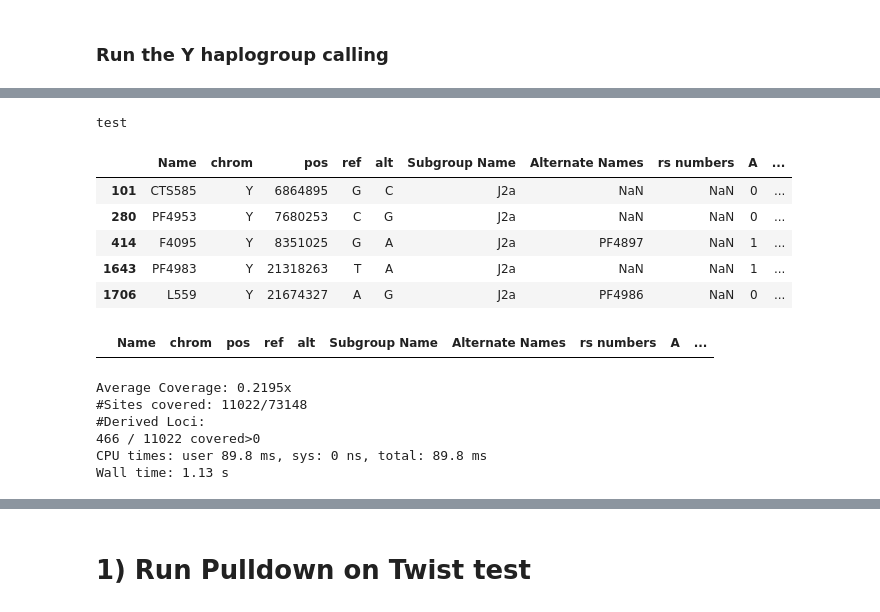
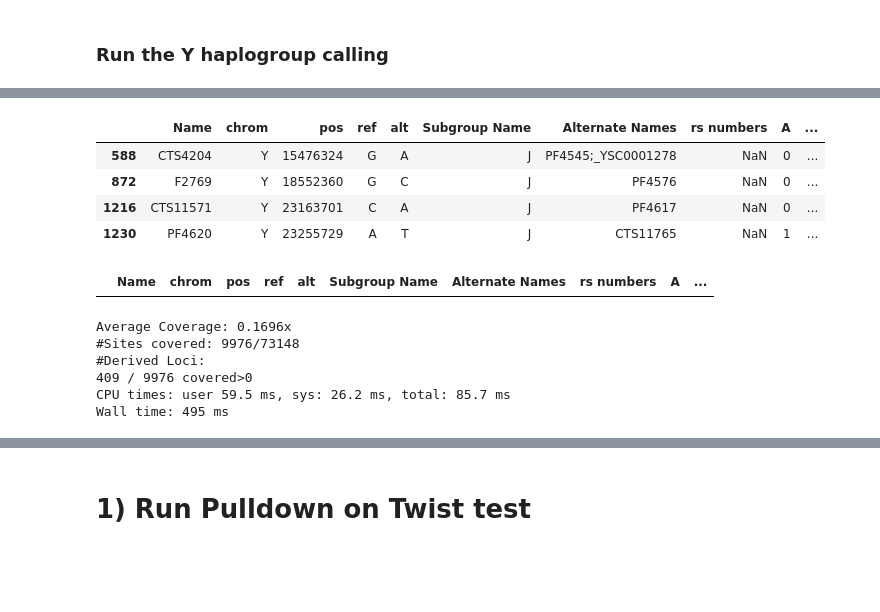
Before and after one commit to hringbauer/y_chrom, a Jupyter notebook: notebooks/run_pulldown_leipzig_bamtable.ipynb, the cells around one changed output, grey strips where cells are left out. Drawn from its saved outputs; the diff is of its cells as text; code cells hidden in the pictures; blank space fills up the shorter version.

```diff
--- a/notebooks/run_pulldown_leipzig_bamtable.ipynb
+++ b/notebooks/run_pulldown_leipzig_bamtable.ipynb
@@ -138,19 +137,22 @@ def ref_alt_count(df_ch, bases=["A", "C", "G", "T"]):
 
 def pulldown_bamtable(path_bam = "", o_file = "",
                       bamtable = "/home/pruefer/bin/BamTable",
+                      snip5=0, snip3=0,
                       path_bed = "/mnt/archgen/users/hringbauer/git/y_chrom/data/isogg_snps.bed"):
     """Pulldown a BAM at path_bam to o_file using bamtable and the bed a path_bed."""
-    !$bamtable -F -A -f $path_bed $path_bam > $o_file
+    !$bamtable -F -A --snip5=$snip5 --snip3=$snip3 -f $path_bed $path_bam > $o_file
 
 
 def call_y_bam(path_bam="", df=[],
                path_bed = "/mnt/archgen/users/hringbauer/git/y_chrom/data/isogg_snps.bed",
-               path_temp="/mnt/archgen/users/hringbauer/git/y_chrom/temp/temp.tsv"):
+               path_temp="/mnt/archgen/users/hringbauer/git/y_chrom/temp/temp.tsv",
+               snip5=0, snip3=0):
     """Creates the Call Table from a .bam file"""
 
     ### Create the Pulldown
     pulldown_bamtable(path_bam = path_bam,
                       path_bed = path_bed,
+                      snip5=snip5, snip3=snip3,
                       o_file = path_temp)
 
     df1 = pd.read_csv(path_temp, sep="\t", header=None)
@@ -190,6 +192,23 @@ def mismatch_path(s, df):
     idx = dft["ref#"]>=dft["alt#"]
     print(f"Mismatches: {np.sum(idx)} / {len(idx)}")
     return dft
+
+###########################
+### Functions for browsing Haplogroups
+
+def find_supgroups_der(df, subgroup="", col="Subgroup Name"):
+    """Output all real subgroups (but not the orginal one)."""
+    dft=df[df[col].str.contains(subgroup)]
+    dft2=dft[dft[col]!=subgroup]
+    return dft2
+
+def calc_error_rate(df_ch, haploclade="G"):
+    """ Calculate Error Rate based on supposedly ancestral clade"""
+    dft = df_ch[df_ch["Subgroup Name"].str.startswith(haploclade)]
+    der = np.sum(dft["alt#"])
+    ref = np.sum(dft["ref#"])
+    print((ref,der))
+    print(f"Error rate: {der/(ref+der)*100:.4g}%")
 # %% [markdown]
 # Create a bed file for ISOGG SNPs [one time requirement]
 # %%
@@ -216,8 +247,11 @@ Saved 73148 ISOGG SNPs to ./data/isogg_snps.bed
 # Load the BAM path [from Autorun]
 Can use this dictionary to look up bam files of individuals
 # %%
-dft = pd.read_csv("/mnt/archgen/users/hringbauer/git/auto_popgen/output/v0.3/bam_paths.tsv", sep="\t")
+dft = pd.read_csv("/mnt/archgen/users/hringbauer/git/auto_popgen/output/TF/v0.3/bam_paths.tsv", sep="\t")
+dft2 = pd.read_csv("/mnt/archgen/users/hringbauer/git/auto_popgen/output/RM/v0.3/bam_paths.tsv", sep="\t")
 n = np.sum(dft["bam#"]>0)
 bam_dict = dict(zip(dft["iid"], dft["bam_path"]))
+bam_dict2 = dict(zip(dft2["iid"], dft2["bam_path"]))
 print(f"Loaded {len(dft)} Individuals. With BAM: {n}")
+print(f"Loaded {len(dft2)} RM Individuals.")
 # %% [output]
@@ -244,7 +280,8 @@ Loaded 92035 SNPs
 ### Run the Y haplogroup calling
 # %%
 %%time
-path_bam = bam_dict["PHA021"]
+#path_bam = bam_dict2["MDA003"]
+path_bam = bam_dict2["KKG002"]
 
 df_ch, df_der = call_y_bam(df=df,
                            path_bam=path_bam) #A55903 and A55904
@@ -282,30 +320,25 @@ Mismatches: 1 / 108
-# %%
-print("test")
-# %% [output]
-test
 # %%
-df_ch[df_ch["Subgroup Name"]=="J2a"]
+df_ch[df_ch["Subgroup Name"]=="J"]
 # %% [output]
 |  | Name | chrom | pos | ref | alt | Subgroup Name | Alternate Names | rs numbers | A | ... |
-| 101 | CTS585 | Y | 6864895 | G | C | J2a | NaN | NaN | 0 | ... |
-| 280 | PF4953 | Y | 7680253 | C | G | J2a | NaN | NaN | 0 | ... |
-| 414 | F4095 | Y | 8351025 | G | A | J2a | PF4897 | NaN | 1 | ... |
-| 1643 | PF4983 | Y | 21318263 | T | A | J2a | NaN | NaN | 1 | ... |
-| 1706 | L559 | Y | 21674327 | A | G | J2a | PF4986 | NaN | 0 | ... |
+| 588 | CTS4204 | Y | 15476324 | G | A | J | PF4545;_YSC0001278 | NaN | 0 | ... |
+| 872 | F2769 | Y | 18552360 | G | C | J | PF4576 | NaN | 0 | ... |
+| 1216 | CTS11571 | Y | 23163701 | C | A | J | PF4617 | NaN | 0 | ... |
+| 1230 | PF4620 | Y | 23255729 | A | T | J | CTS11765 | NaN | 1 | ... |
 # %%
 df_der[df_der["Subgroup Name"]=="R1b1a1b1a1a1c2f~"]
 # %% [output]
 |  | Name | chrom | pos | ref | alt | Subgroup Name | Alternate Names | rs numbers | A | ... |
 # %%
 %%time
-path_bam = bam_dict["WSQ001"]
+path_bam = bam_dict["DGB027"]
 
 df_ch, df_der = call_y_bam(df=df,
                            path_bam=path_bam) #A55903 and A55904
 # %% [output]
-Average Coverage: 0.2195x
-#Sites covered: 11022/73148
+Average Coverage: 0.1696x
+#Sites covered: 9976/73148
 #Derived Loci:
-466 / 11022 covered>0
-CPU times: user 89.8 ms, sys: 0 ns, total: 89.8 ms
-Wall time: 1.13 s
+409 / 9976 covered>0
+CPU times: user 59.5 ms, sys: 26.2 ms, total: 85.7 ms
+Wall time: 495 ms
```
Also changed, not shown: parts of 102 cells of this notebook, 8 other files.
